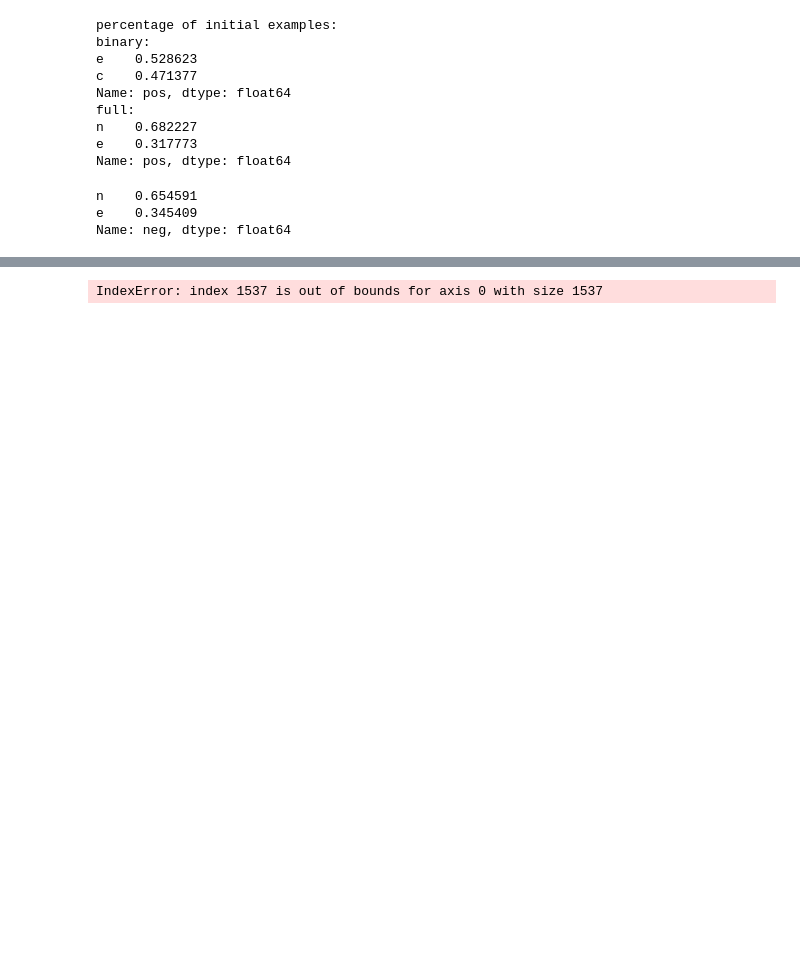
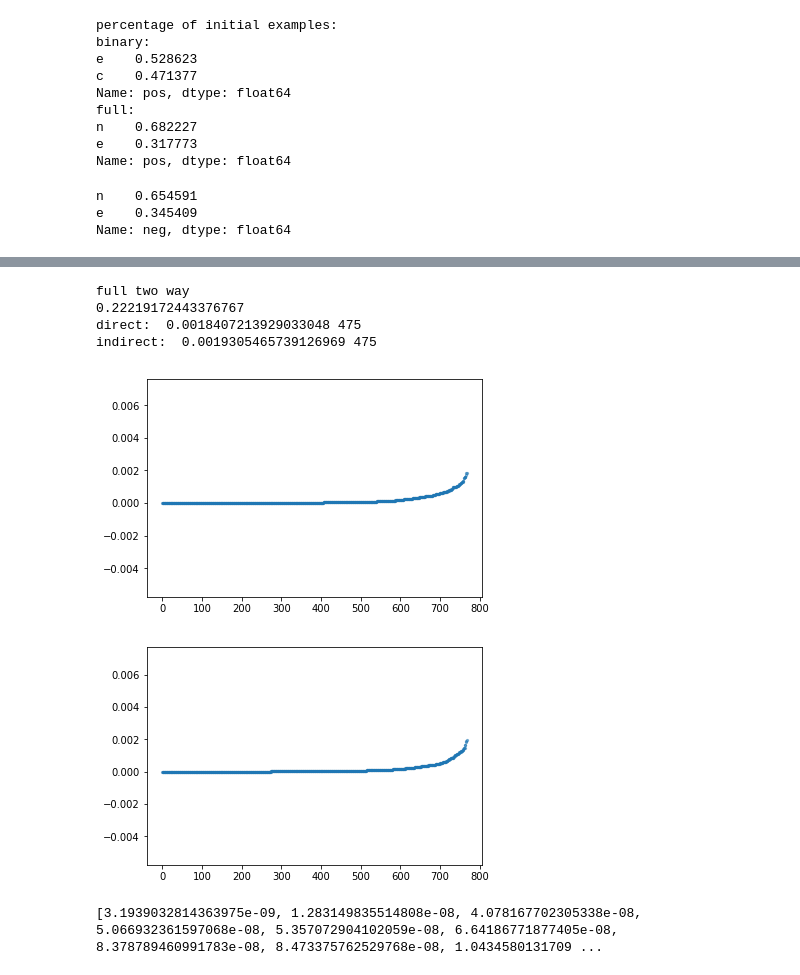
Before and after one commit to alexisjihyeross/cs287_causality_project, a Jupyter notebook: analysis.ipynb, the cells around one changed output, grey strips where cells are left out. Cells and saved outputs as stored; diff of their text form; code cells hidden in the pictures; blank space fills up the shorter version.

```diff
--- a/analysis.ipynb
+++ b/analysis.ipynb
@@ -71,7 +71,8 @@ column_names = [None]*(2*hidden_dim+2)
 column_names[0] = "pos_logits"
 column_names[1] = "neg_logits"
 for i in range(hidden_dim):
+    print(i)
     column_names[i*2+2] = str(i) + "_dir"
     column_names[i*2+3] = str(i) + "_indir"
 
-logits = pd.read_csv('experiments/may7/binary_finetune.tsv', header=None, delimiter='\t', names=column_names)
+logits = pd.read_csv('experiments/may9/neg_dev_matched/effects/full_two_way_finetune.tsv', header=None, delimiter='\t', names=column_names)
@@ -100,7 +99,3 @@ display(entailment_logits)
 # %%
 for i, column in enumerate(logits.columns):
     entailment_logits[column] = logits[column].apply(lambda x: (x.split(",")[0][1:]))
-# %%
-entailment_logits = entailment_logits.astype('float')
-# %% [output]
-IndexError: index 1537 is out of bounds for axis 0 with size 1537
@@ -114,0 +104,51 @@ print(len(entailment_logits))
+# %%
+def get_effect_changes(df):
+    for i in range(hidden_dim):
+        df[str(i) + "_dir_change"] = abs(df['neg_logits'].astype('float') - df[str(i) + "_dir"].astype('float'))
+        df[str(i) + "_indir_change"] = abs(df['pos_logits'].astype('float') - df[str(i) + "_indir"].astype('float'))
+    return df
+
+entailment_logits = get_effect_changes(entailment_logits)
+# %%
+import numpy as np
+import matplotlib.pyplot as plt
+
+dir_effect_changes = [0] * hidden_dim
+indir_effect_changes = [0] * hidden_dim
+
+# combined_df = pd.concat([entailment_logits, full_preds], axis=1)
+# combined_df = combined_df[combined_df['change_type'] == 'en']
+
+combined_df = entailment_logits
+
+
+for i in range(hidden_dim):
+    #print("dim: ", i)
+    #print("avg dir effect change: ", entailment_logits[str(i) + "_dir_change"].mean())
+    dir_effect_changes[i] = combined_df[str(i) + "_dir_change"].mean()
+    indir_effect_changes[i] = combined_df[str(i) + "_indir_change"].mean()
+    #print("avg indir effect change: ", entailment_logits[str(i) + "_indir_change"].mean())
+
+
+print("full two way")
+print((abs(combined_df['pos_logits'].astype('float')-combined_df['neg_logits'].astype('float'))).mean())
+print("direct: ", max(dir_effect_changes), np.argmax((dir_effect_changes)))
+print("indirect: ", max(indir_effect_changes), np.argmax((indir_effect_changes)))
+
+dims = [x for x in range(hidden_dim)]
+
+plt.scatter(dims, sorted(dir_effect_changes), s = 5, alpha = 0.5)
+plt.show()
+
+plt.scatter(dims, sorted(indir_effect_changes), s = 5, alpha = 0.5)
+plt.show()
+
+print(sorted(dir_effect_changes))
+# %% [output]
+full two way
+0.22219172443376767
+direct:  0.0018407213929033048 475
+indirect:  0.0019305465739126969 475
+[figure, added]
+[figure, added]
+[3.1939032814363975e-09, 1.283149835514808e-08, 4.078167702305338e-08, 5.066932361597068e-08, 5.357072904102059e-08, 6.64186771877405e-08, 8.378789460991783e-08, 8.473375762529768e-08, 1.0434580131709 ...
```
Also changed, not shown: parts of 9 cells of this notebook.
